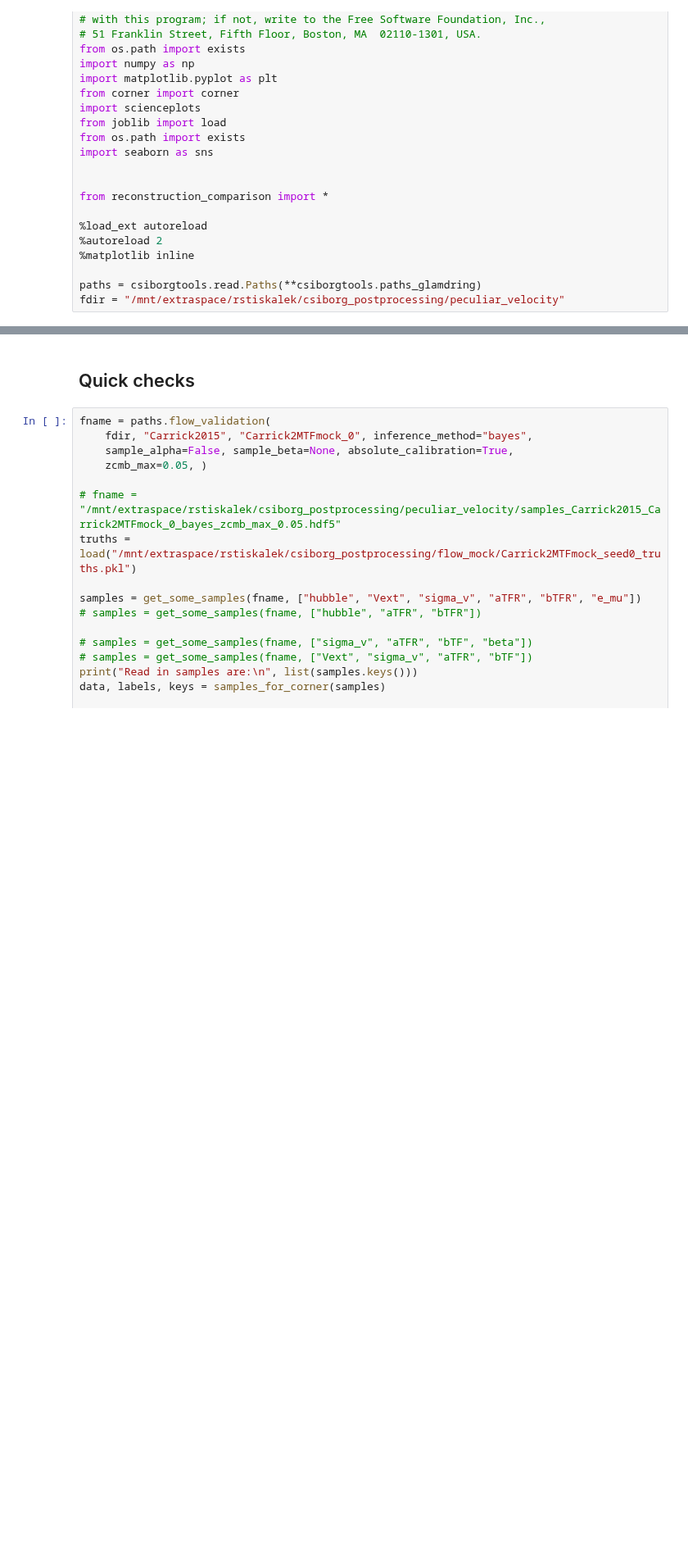
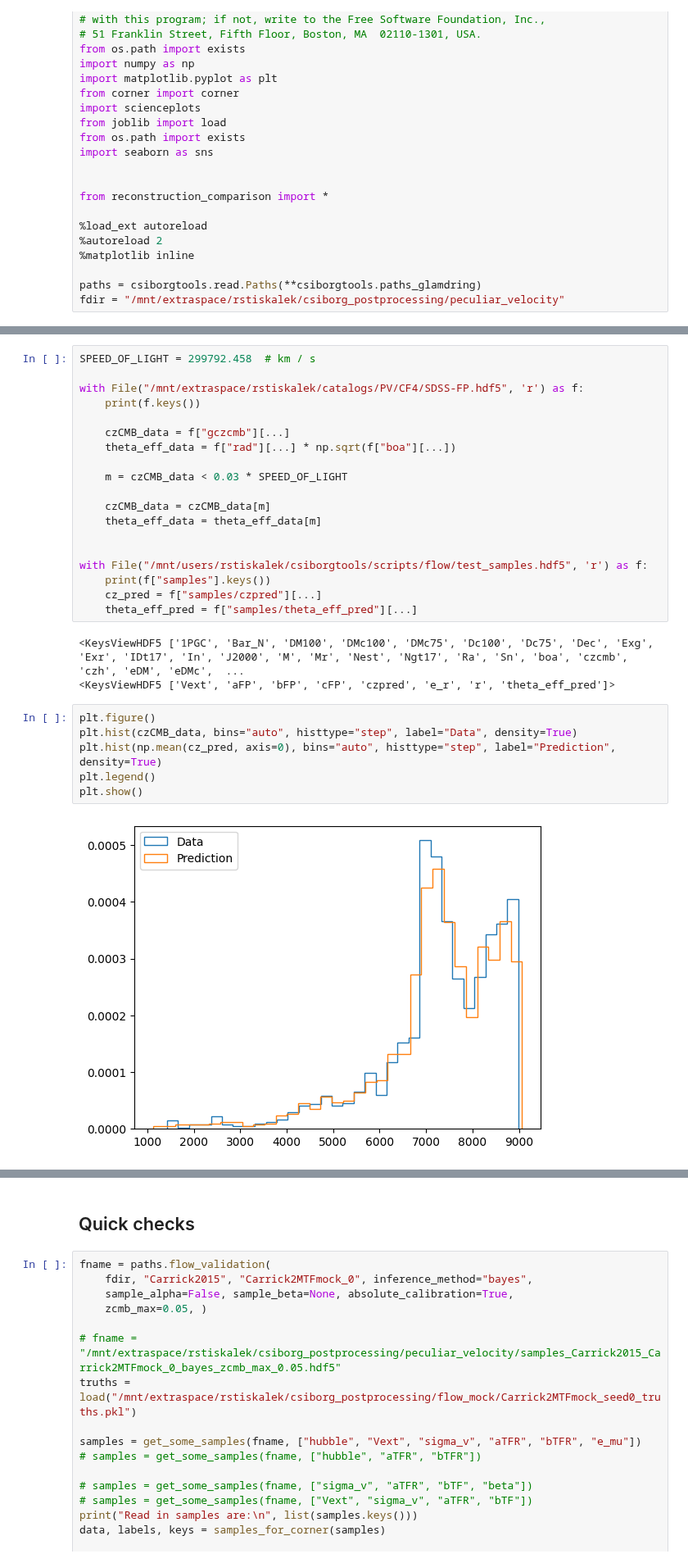
Before and after one commit to Richard-Sti/csiborgtools, a Jupyter notebook: notebooks/flow/H0_mocks.ipynb, the cells around one changed output, grey strips where cells are left out. Shown at 82% size. Saved outputs shown, nothing was run; the diff lists cells and outputs as text; blank space fills up the shorter version.

```diff
--- a/notebooks/flow/H0_mocks.ipynb
+++ b/notebooks/flow/H0_mocks.ipynb
@@ -33,0 +55,30 @@ fdir = "/mnt/extraspace/rstiskalek/csiborg_postprocessing/peculiar_velocity"
+# %%
+SPEED_OF_LIGHT = 299792.458  # km / s
+
+with File("/mnt/extraspace/rstiskalek/catalogs/PV/CF4/SDSS-FP.hdf5", 'r') as f:
+    print(f.keys())
+
+    czCMB_data = f["gczcmb"][...]
+    theta_eff_data = f["rad"][...] * np.sqrt(f["boa"][...])
+
+    m = czCMB_data < 0.03 * SPEED_OF_LIGHT
+
+    czCMB_data = czCMB_data[m]
+    theta_eff_data = theta_eff_data[m]
+
+
+with File("/mnt/users/rstiskalek/csiborgtools/scripts/flow/test_samples.hdf5", 'r') as f:
+    print(f["samples"].keys())
+    cz_pred = f["samples/czpred"][...]
+    theta_eff_pred = f["samples/theta_eff_pred"][...]
+# %% [output]
+<KeysViewHDF5 ['1PGC', 'Bar_N', 'DM100', 'DMc100', 'DMc75', 'Dc100', 'Dc75', 'Dec', 'Exg', 'Exr', 'IDt17', 'In', 'J2000', 'M', 'Mr', 'Nest', 'Ngt17', 'Ra', 'Sn', 'boa', 'czcmb', 'czh', 'eDM', 'eDMc',  ...
+<KeysViewHDF5 ['Vext', 'aFP', 'bFP', 'cFP', 'czpred', 'e_r', 'r', 'theta_eff_pred']>
+# %%
+plt.figure()
+plt.hist(czCMB_data, bins="auto", histtype="step", label="Data", density=True)
+plt.hist(np.mean(cz_pred, axis=0), bins="auto", histtype="step", label="Prediction", density=True)
+plt.legend()
+plt.show()
+# %% [output]
+[figure, added]
```
Also changed, not shown: parts of 3 cells of this notebook.
